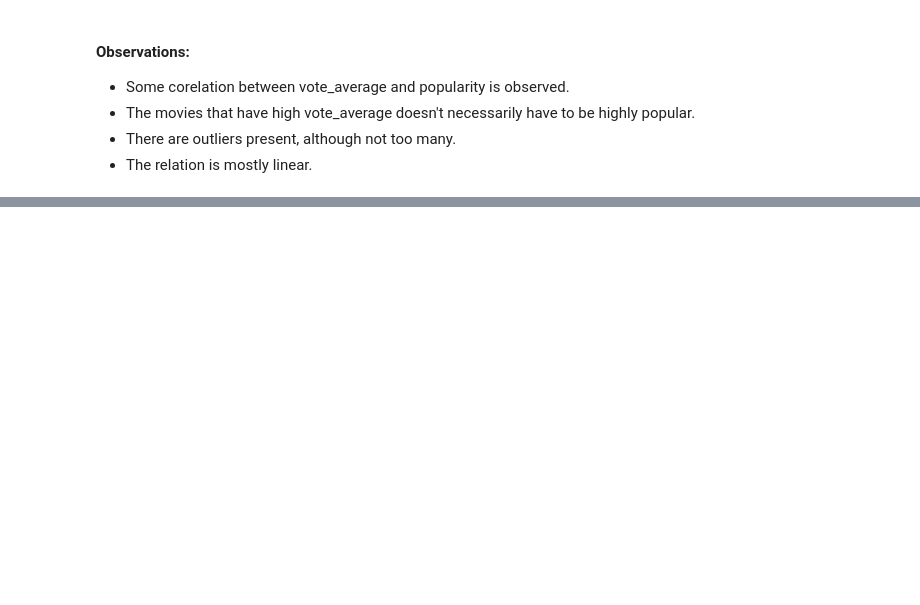
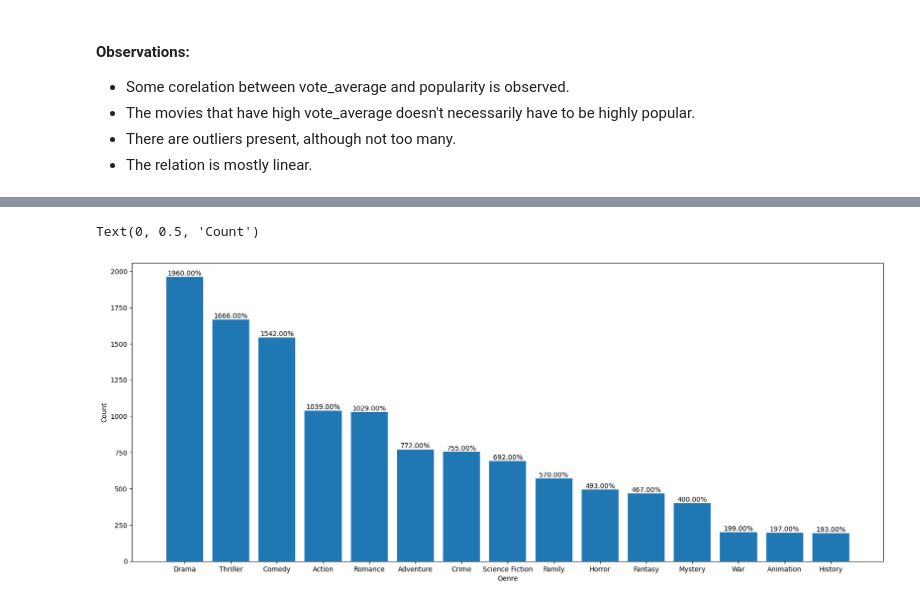
Before and after one commit to mmahdin/Data-Mining-Projects, a Jupyter notebook: main.ipynb, the cells around one changed output, grey strips where cells are left out. Drawn from its saved outputs; the diff is of its cells as text; code cells hidden in the pictures; blank space fills up the shorter version.

Commit message:
Genre feature analysis

```diff
--- a/main.ipynb
+++ b/main.ipynb
@@ -563,0 +1190,6 @@ sns.jointplot(x='vote_average', y='popularity', data=df)
+# %%
+# Extracting the number of of each genre used throughout the total dataset
+Movies = []
+for genre in genres:
+    Movies.append(df[genre].value_counts()[1])
+Movies
@@ -563,0 +1214,11 @@ sns.jointplot(x='vote_average', y='popularity', data=df)
+# %%
+# Creating a new dataframe to store the genres and their count in a sorted order
+pop_gen = pd.DataFrame(Movies, genres).reset_index()
+pop_gen.columns = ['genre', 'movies']
+pop_gen = pop_gen[~pop_gen['genre'].str.contains('id')]
+pop_gen['genre'] = pop_gen['genre'].str.replace('name', '').str.replace('"','').str.replace(':','').str.replace('}', '').str.replace(']', '').str.replace('[', '')
+pop_gen = pop_gen.groupby('genre').sum().reset_index()
+pop_gen['genre'] = pop_gen['genre'].str.strip()
+pop_gen = pop_gen[pop_gen['genre'] != '']
+pop_gen.sort_values(by='movies', inplace=True, ascending=False, ignore_index=True)
+pop_gen
@@ -563,0 +1243,15 @@ sns.jointplot(x='vote_average', y='popularity', data=df)
+# %%
+# Plotting the first 15 genres and their movie count
+# plt.figure(figsize=(20,8))
+# sns.barplot(x='genre', y='movies', data=pop_gen.head(15))
+plt.figure(figsize=(20,8))
+bars = plt.bar(pop_gen.head(15)['genre'], pop_gen.head(15)['movies'])
+for bar in bars:
+    height = bar.get_height()
+    plt.text(bar.get_x() + bar.get_width() / 2, height, f'{height:.2f}%', ha='center', va='bottom')
+
+plt.xlabel("Genre")
+plt.ylabel("Count")
+# %% [output]
+Text(0, 0.5, 'Count')
+[figure, added]
```
Also changed, not shown: parts of 83 cells of this notebook.
